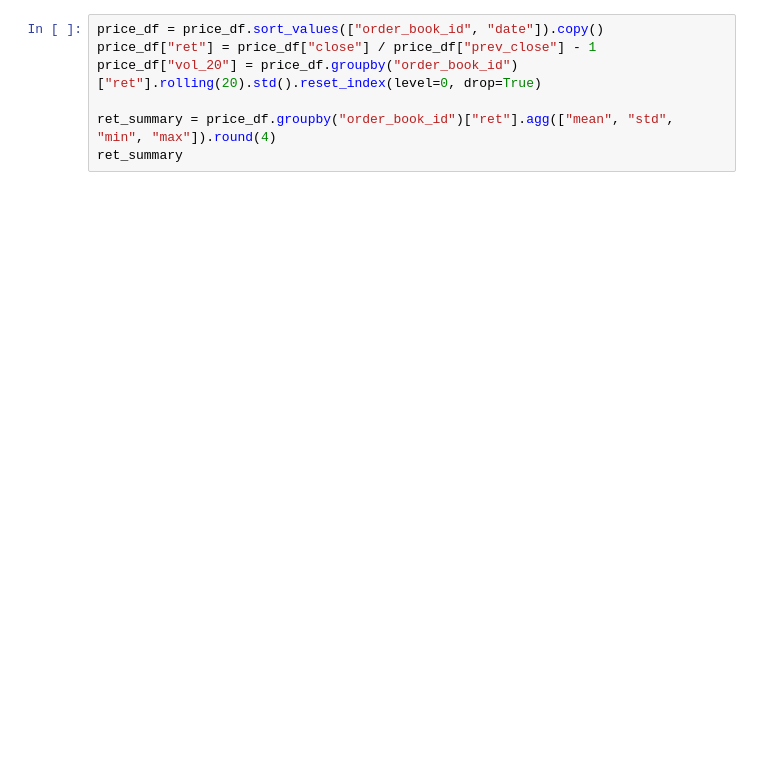
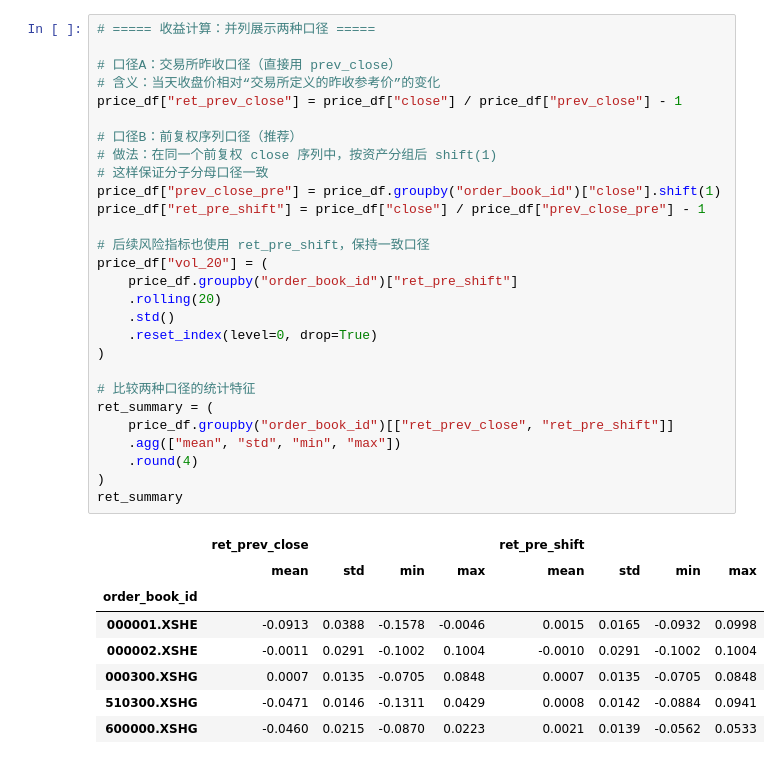
Before and after one commit to GoodNight0721/fec_workshop, a Jupyter notebook: quant_investing/compact_6lectures/C01_数据入口与资产池.ipynb, the cells around one changed output. Saved outputs shown, nothing was run; the diff lists cells and outputs as text; blank space fills up the shorter version.

```diff
--- a/quant_investing/compact_6lectures/C01_数据入口与资产池.ipynb
+++ b/quant_investing/compact_6lectures/C01_数据入口与资产池.ipynb
@@ -94,8 +108,38 @@ price_df.head(3)
 # %%
-price_df = price_df.sort_values(["order_book_id", "date"]).copy()
-price_df["ret"] = price_df["close"] / price_df["prev_close"] - 1
-price_df["vol_20"] = price_df.groupby("order_book_id")["ret"].rolling(20).std().reset_index(level=0, drop=True)
+# ===== 收益计算：并列展示两种口径 =====
 
-ret_summary = price_df.groupby("order_book_id")["ret"].agg(["mean", "std", "min", "max"]).round(4)
+# 口径A：交易所昨收口径（直接用 prev_close）
+# 含义：当天收盘价相对“交易所定义的昨收参考价”的变化
+price_df["ret_prev_close"] = price_df["close"] / price_df["prev_close"] - 1
+
+# 口径B：前复权序列口径（推荐）
+# 做法：在同一个前复权 close 序列中，按资产分组后 shift(1)
+# 这样保证分子分母口径一致
+price_df["prev_close_pre"] = price_df.groupby("order_book_id")["close"].shift(1)
+price_df["ret_pre_shift"] = price_df["close"] / price_df["prev_close_pre"] - 1
+
+# 后续风险指标也使用 ret_pre_shift，保持一致口径
+price_df["vol_20"] = (
+    price_df.groupby("order_book_id")["ret_pre_shift"]
+    .rolling(20)
+    .std()
+    .reset_index(level=0, drop=True)
+)
+
+# 比较两种口径的统计特征
+ret_summary = (
+    price_df.groupby("order_book_id")[["ret_prev_close", "ret_pre_shift"]]
+    .agg(["mean", "std", "min", "max"])
+    .round(4)
+)
 ret_summary
+# %% [output]
+|  | ret_prev_close |  |  |  | ret_pre_shift |  |  |  |
+|  | mean | std | min | max | mean | std | min | max |
+| order_book_id |  |  |  |  |  |  |  |  |
+| 000001.XSHE | -0.0913 | 0.0388 | -0.1578 | -0.0046 | 0.0015 | 0.0165 | -0.0932 | 0.0998 |
+| 000002.XSHE | -0.0011 | 0.0291 | -0.1002 | 0.1004 | -0.0010 | 0.0291 | -0.1002 | 0.1004 |
+| 000300.XSHG | 0.0007 | 0.0135 | -0.0705 | 0.0848 | 0.0007 | 0.0135 | -0.0705 | 0.0848 |
+| 510300.XSHG | -0.0471 | 0.0146 | -0.1311 | 0.0429 | 0.0008 | 0.0142 | -0.0884 | 0.0941 |
+| 600000.XSHG | -0.0460 | 0.0215 | -0.0870 | 0.0223 | 0.0021 | 0.0139 | -0.0562 | 0.0533 |
 # %%
```
Also changed, not shown: parts of 21 cells of this notebook.
